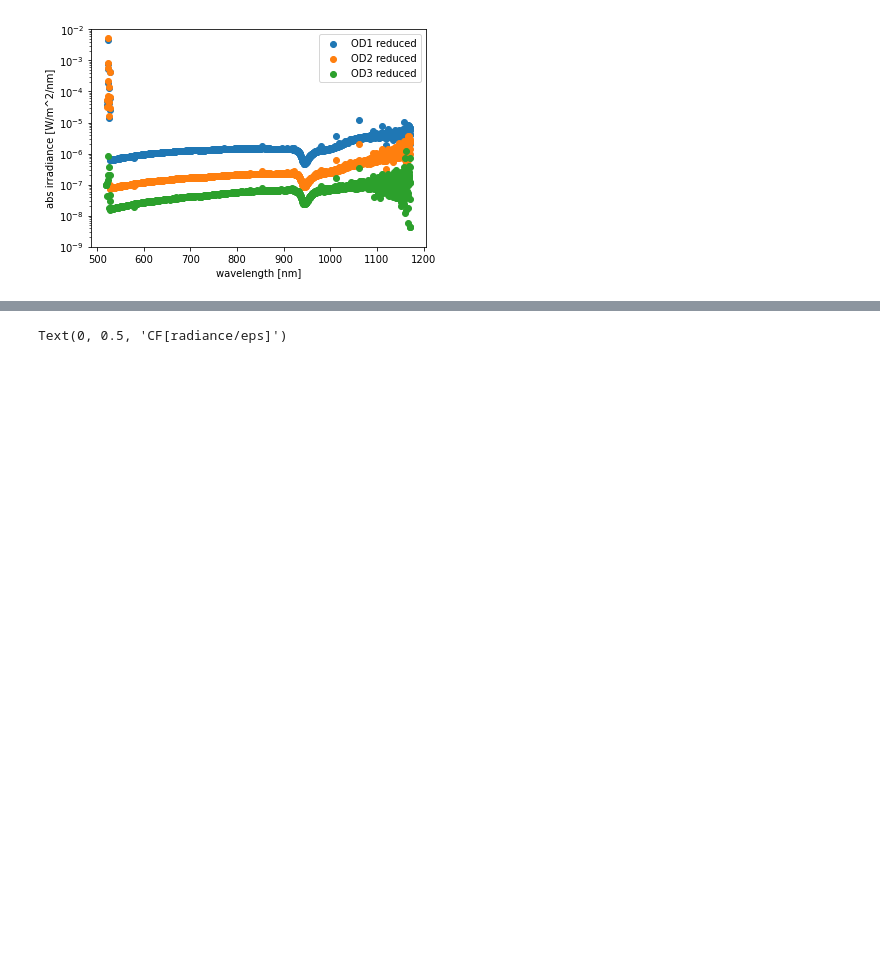
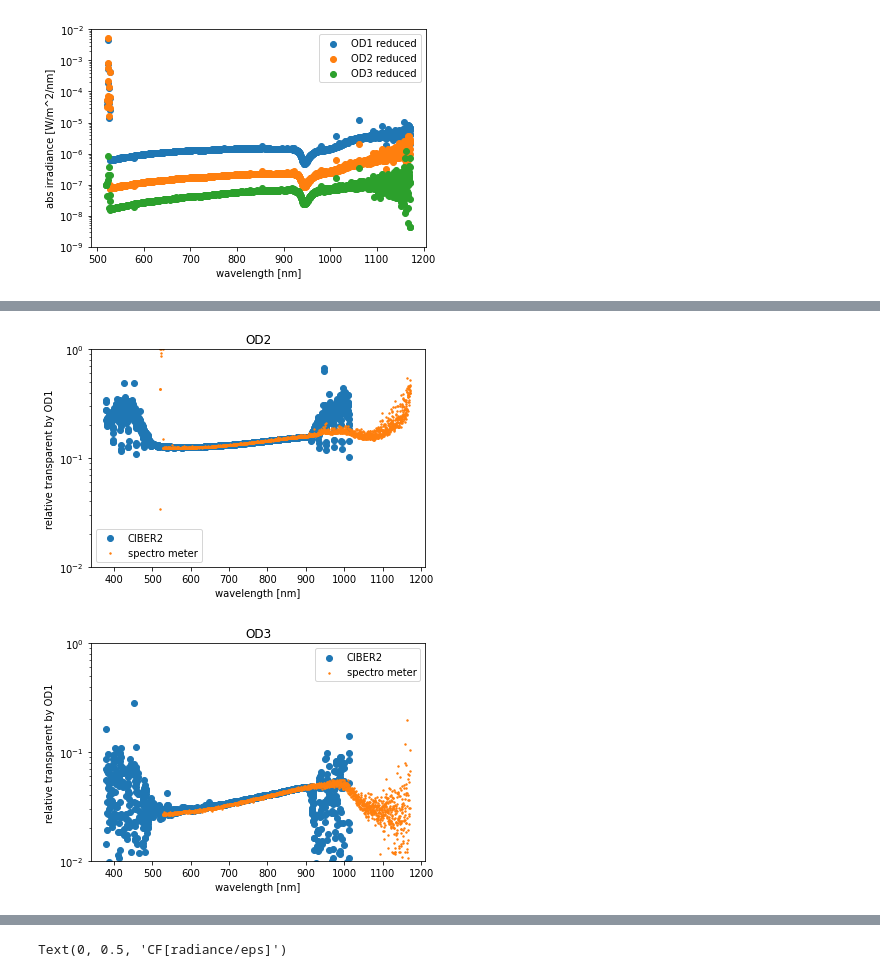
Before and after one commit to RH-REP/CIBER2, a Jupyter notebook: 10_CF.ipynb, the cells around one changed output, grey strips where cells are left out. Cells and saved outputs as stored; diff of their text form; code cells hidden in the pictures; blank space fills up the shorter version.

```diff
--- a/10_CF.ipynb
+++ b/10_CF.ipynb
@@ -69,17 +83,3 @@ ax.set_ylim(1*10**-9,0.01)
 ax.set_yscale("log")
 # %% [output]
 [figure]
-# %%
-cf_class_base = cf_classes["OD1"]
-for OD in ODs[1:]:
-    fig,ax = plt.subplots()
-    cf_class = cf_classes[OD]
-    transparent = cf_class.ls_irradiance_ip/cf_class_base.ls_irradiance_ip
-    ax.scatter(cf_class.waves_lvf,transparent,label="LS")
-    transparent_fiber = cf_class.get_ND()[1]/cf_class_base.get_ND()[1]
-    ax.scatter(cf_class.waves_spec,transparent_fiber,label="fiber", s=2)
-    ax.legend()
-# ax.set_xlabel("wavelength [nm]")
-# ax.set_ylabel("abs irradiance [W/m^2/nm]")
-#     ax.set_ylim(1*10**-2,1)
-#     ax.set_yscale("log")
@@ -88,0 +90,19 @@ for OD in ODs[1:]:
+# %%
+cf_class_base = cf_classes["OD1"]
+for OD in ODs[1:]:
+    fig,ax = plt.subplots()
+    cf_class = cf_classes[OD]
+    transparent = cf_class.eps_lvf/cf_class_base.eps_lvf
+    ax.scatter(cf_class.waves_lvf,transparent,label="CIBER2")
+
+    transparent_fiber = cf_class.get_ND()[1]/cf_class_base.get_ND()[1]
+    ax.scatter(cf_class.waves_spec,transparent_fiber,label="spectrometer", s=2)
+    ax.legend()
+    ax.set_xlabel("wavelength [nm]")
+    ax.set_ylabel("relative transparent by OD1")
+    ax.set_ylim(1*10**-2,1)
+    ax.set_title(OD)
+    ax.set_yscale("log")
+# %% [output]
+[figure, added]
+[figure, added]
```
Also changed, not shown: parts of 8 cells of this notebook, 13 other files.
